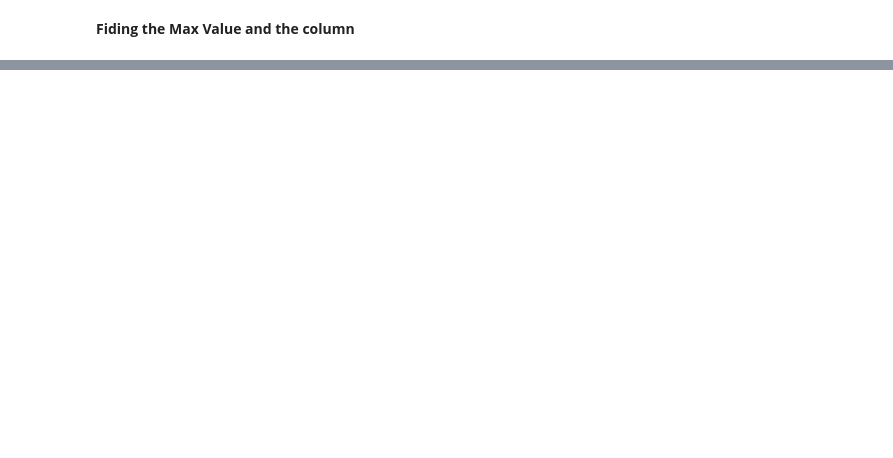
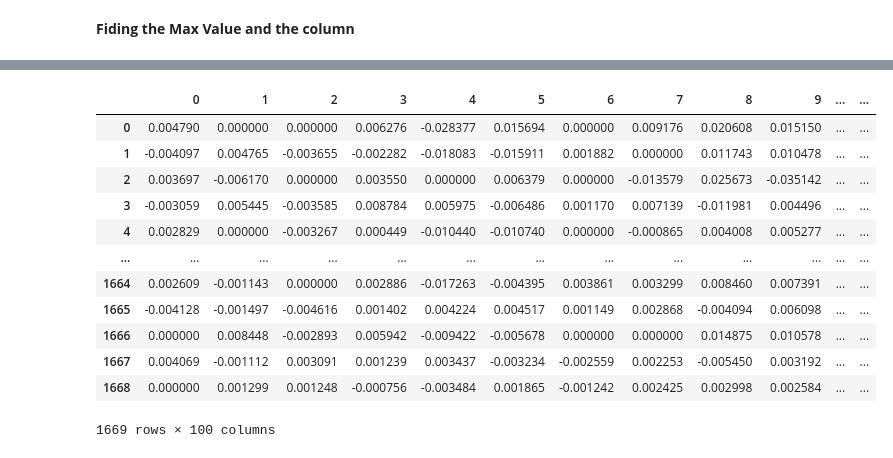
Before and after one commit to Ariel-55/ResearchProject, a Jupyter notebook: SHAP (3).ipynb, the cells around one changed output, grey strips where cells are left out. Saved outputs shown, nothing was run; the diff lists cells and outputs as text; code cells hidden in the pictures; blank space fills up the shorter version.

```diff
--- a/SHAP (2).ipynb
+++ b/SHAP (3).ipynb
@@ -171,0 +155,9 @@ shapley_values.head()
+# %%
+#max_val=np.abs(np.amax(np.array(pd.DataFrame.sum(pd.DataFrame(shapley_values),axis=1))))
+#column_shap=np.abs(np.argmax(np.amax(np.array(pd.DataFrame.sum(pd.DataFrame(shapley_values),axis=1)))))
+
+max_val=np.amax(np.array(pd.DataFrame(shapley_values).abs().mean()))
+column_shap=np.argmax(np.array(pd.DataFrame(shapley_values).abs().mean()))
+
+print('The max value is: ',max_val)
+print('the column with the biggest shap values is: ',column_shap)
@@ -183,0 +171,31 @@ The column of the max value is:  218
+# %%
+pointer=200
+best_shap_values={
+    '172':0.0410149,
+    '1':0.03575
+}
+
+while pointer<2000:
+  print('pointer: ',pointer)
+  data_subsample=data_frame.iloc[:,pointer:pointer+100]
+  pointer=pointer+100
+
+  X_train, X_test, y_train, y_test = train_test_split(data_subsample, target, test_size=0.3, random_state=8)
+
+  model = LogisticRegression(max_iter=400)
+
+  model.fit(X_train,y_train)
+
+  explainer = shap.KernelExplainer(model.predict,data=shap.kmeans(X_train, 100))
+
+  shapley_values=explainer.shap_values(X_test)
+
+
+
+  max_val=np.amax(np.array(pd.DataFrame(shapley_values).abs().mean()))
+  column_shap=np.argmax(np.array(pd.DataFrame(shapley_values).abs().mean()))
+
+  print('The max value is: ',max_val)
+  print('the column with the biggest shap values is: ',column_shap)
+
+  best_shap_values[str(column_shap)]=max_val
@@ -183,0 +214,16 @@ The column of the max value is:  218
+# %%
+pd.DataFrame(shapley_values)
+# %% [output]
+|  | 0 | 1 | 2 | 3 | 4 | 5 | 6 | 7 | 8 | 9 | ... | ... |
+| 0 | 0.004790 | 0.000000 | 0.000000 | 0.006276 | -0.028377 | 0.015694 | 0.000000 | 0.009176 | 0.020608 | 0.015150 | ... | ... |
+| 1 | -0.004097 | 0.004765 | -0.003655 | -0.002282 | -0.018083 | -0.015911 | 0.001882 | 0.000000 | 0.011743 | 0.010478 | ... | ... |
+| 2 | 0.003697 | -0.006170 | 0.000000 | 0.003550 | 0.000000 | 0.006379 | 0.000000 | -0.013579 | 0.025673 | -0.035142 | ... | ... |
+| 3 | -0.003059 | 0.005445 | -0.003585 | 0.008784 | 0.005975 | -0.006486 | 0.001170 | 0.007139 | -0.011981 | 0.004496 | ... | ... |
+| 4 | 0.002829 | 0.000000 | -0.003267 | 0.000449 | -0.010440 | -0.010740 | 0.000000 | -0.000865 | 0.004008 | 0.005277 | ... | ... |
+| ... | ... | ... | ... | ... | ... | ... | ... | ... | ... | ... | ... | ... |
+| 1664 | 0.002609 | -0.001143 | 0.000000 | 0.002886 | -0.017263 | -0.004395 | 0.003861 | 0.003299 | 0.008460 | 0.007391 | ... | ... |
+| 1665 | -0.004128 | -0.001497 | -0.004616 | 0.001402 | 0.004224 | 0.004517 | 0.001149 | 0.002868 | -0.004094 | 0.006098 | ... | ... |
+| 1666 | 0.000000 | 0.008448 | -0.002893 | 0.005942 | -0.009422 | -0.005678 | 0.000000 | 0.000000 | 0.014875 | 0.010578 | ... | ... |
+| 1667 | 0.004069 | -0.001112 | 0.003091 | 0.001239 | 0.003437 | -0.003234 | -0.002559 | 0.002253 | -0.005450 | 0.003192 | ... | ... |
+| 1668 | 0.000000 | 0.001299 | 0.001248 | -0.000756 | -0.003484 | 0.001865 | -0.001242 | 0.002425 | 0.002998 | 0.002584 | ... | ... |
+1669 rows × 100 columns
```
Also changed, not shown: parts of 31 cells of this notebook.
